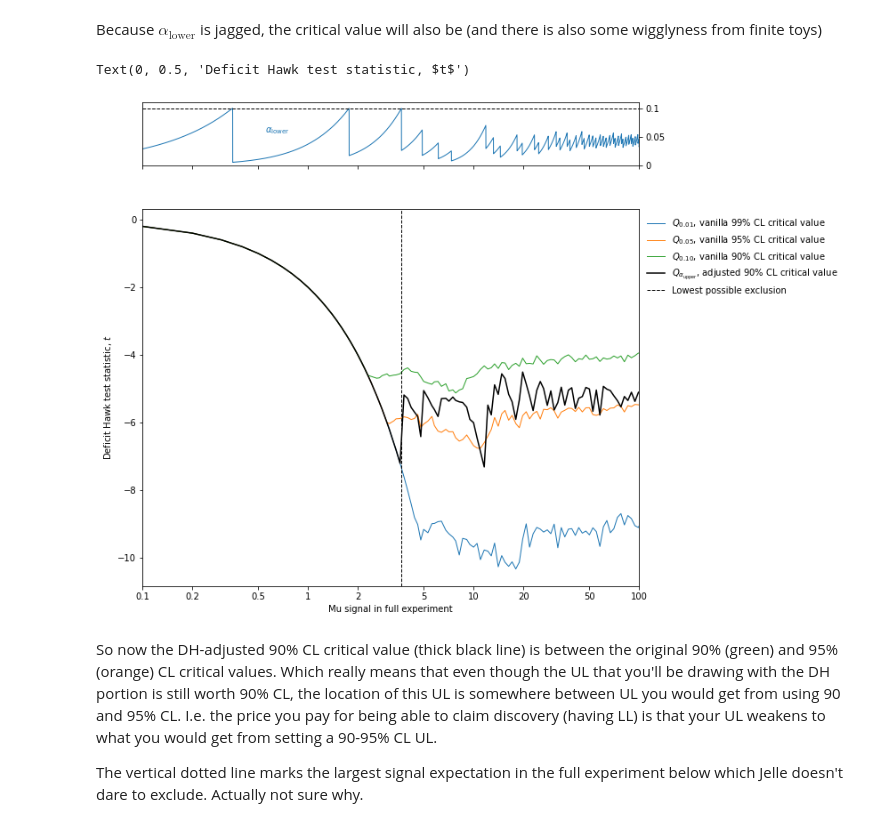
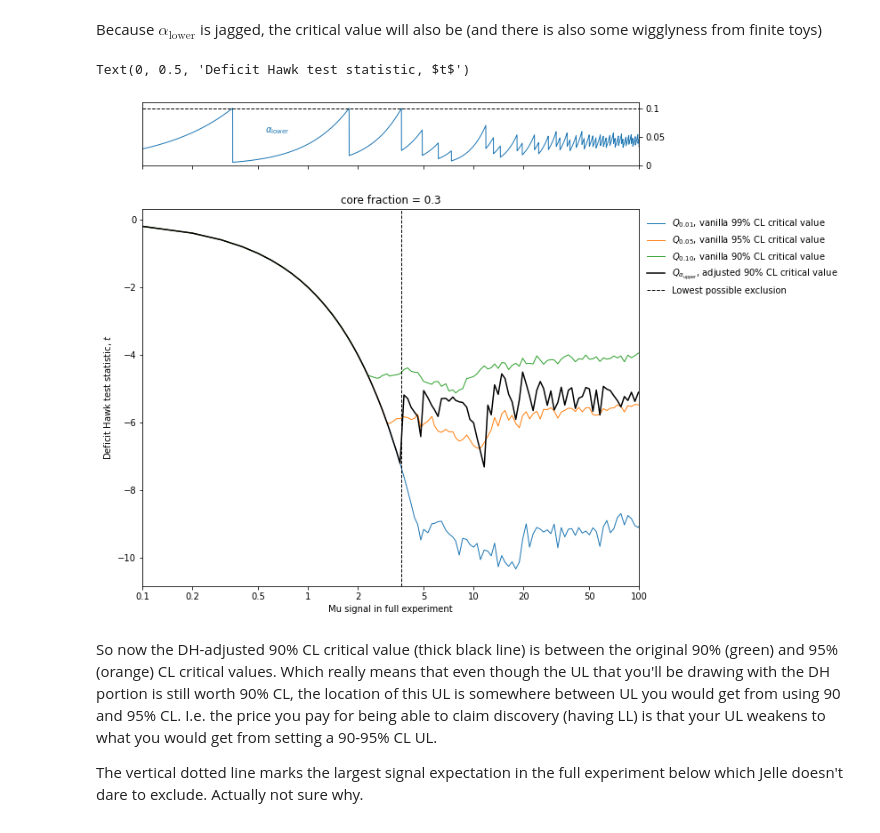
Before and after one commit to plt109/deficithawks, a Jupyter notebook: discovery.ipynb, the cells around one changed output. Drawn from its saved outputs; the diff is of its cells as text; code cells hidden in the pictures.

```diff
--- a/discovery.ipynb
+++ b/discovery.ipynb
@@ -410,6 +411,7 @@ f, axes = plt.subplots(
     facecolor='w',
     sharex=True,
     gridspec_kw=dict(height_ratios=[1,6]))
+plt.title(f'core fraction = {f_core}')
 
 # top plot: probability LL screwed up, high res version
 ax = axes[0]
@@ -432,34 +434,34 @@ ax.yaxis.tick_right()
 # bottom plot: critical values (inverse CDF) of different flavours
 ax = axes[1]
 plt.sca(ax)
 
 # for 99, 95, 90% CL UL 1-sided
 for alpha in [0.01, 0.05, 0.1]:
     y = stat.dist(quantiles=alpha).ppf(rate=mu_full)
     plt.plot(mu_full,
              stat.dist(quantiles=alpha).ppf(rate=mu_full),
              label=f'$Q_{{{alpha:.2f}}}$, vanilla {(1.-alpha)*100.:.0f}% CL critical value',
              linewidth=1)
 
 # adjusted 90% CL critical value
 plt.plot(mu_full,
          critical_t,
          label=fr'$Q_{{\alpha_\mathrm{{upper}}}}$, adjusted {confidence_level*100.:.0f}% CL critical value',
          c='k')
 
 # vertical dotted line
 plt.axvline(
     mu_never_exclude,
     c='k', linestyle='--', linewidth=1,
     label='Lowest possible exclusion')
 
 plt.legend(loc='upper left', bbox_to_anchor=(1,1), frameon=False)
 
 plt.xlabel("Mu signal in full experiment")
 plt.ylabel("Deficit Hawk test statistic, $t$")
 # %% [output]
 Text(0, 0.5, 'Deficit Hawk test statistic, $t$')
-[figure, old version]
+[figure, new version]
 # %% [markdown]
 So now the DH-adjusted 90% CL critical value (thick black line) is between the original 90% (green) and 95% (orange) CL critical values. Which really means that even though the UL that you'll be drawing with the DH portion is still worth 90% CL, the location of this UL is somewhere between UL you would get from using 90 and 95% CL. I.e. the price you pay for being able to claim discovery (having LL) is that your UL weakens to what you would get from setting a 90-95% CL UL.
 
```
Also changed, not shown: parts of 19 cells of this notebook, 1 other file.
